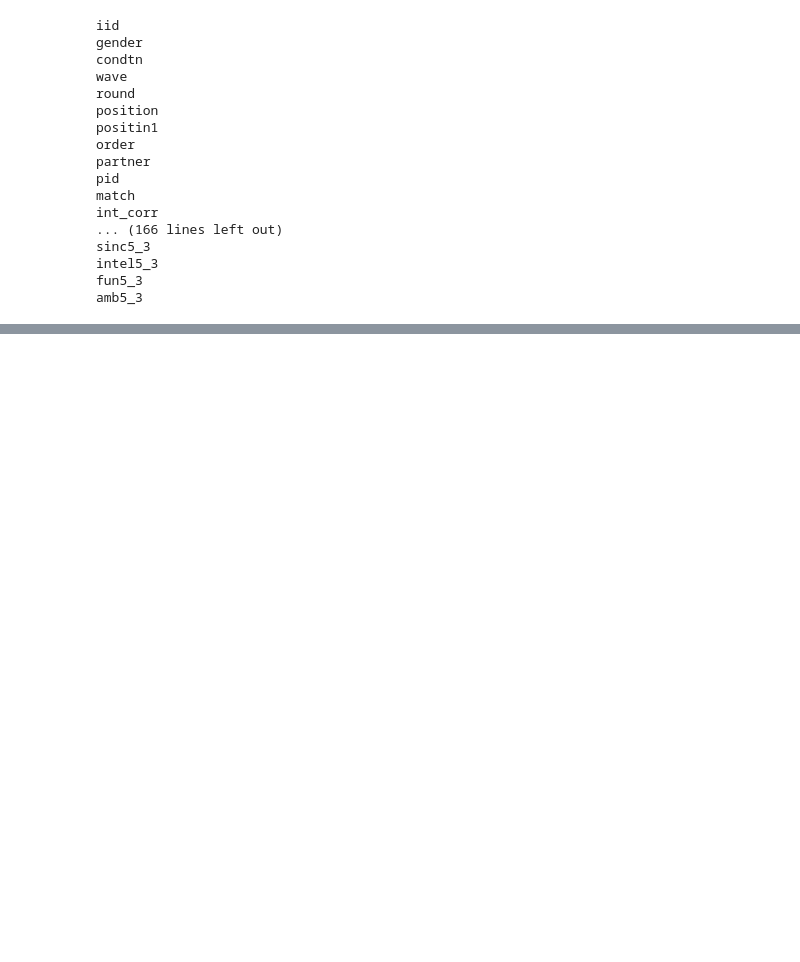
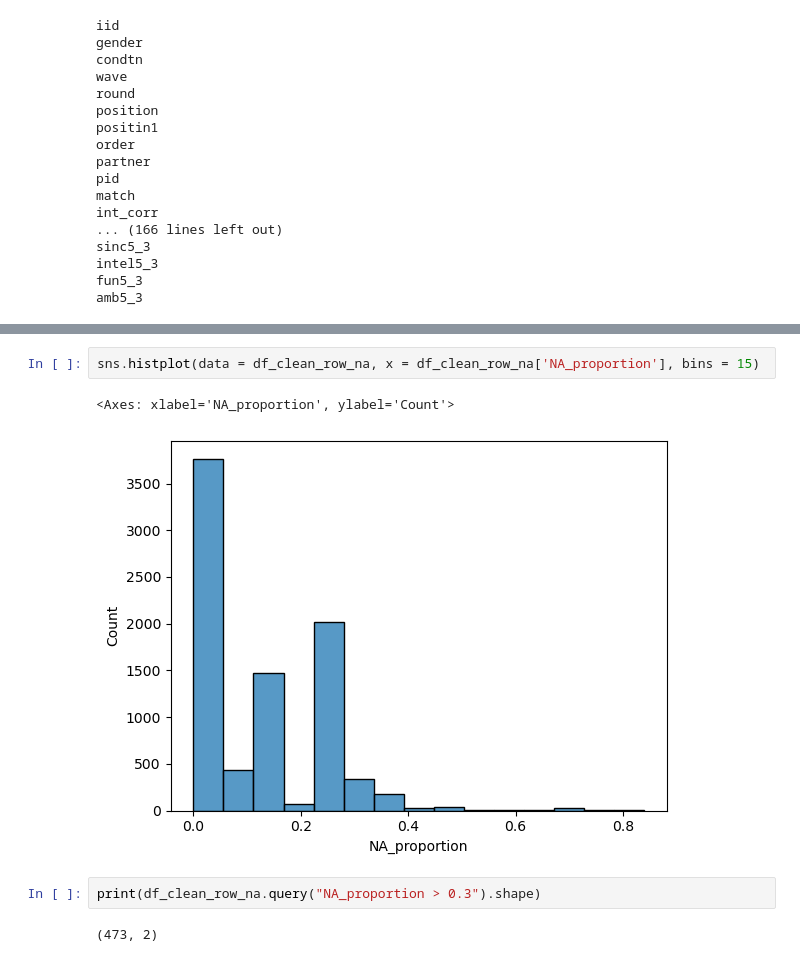
Before and after one commit to arielktran/SpeedDating, a Jupyter notebook: Ariel_Code.ipynb, the cells around one changed output, grey strips where cells are left out. Cells and saved outputs as stored; diff of their text form; blank space fills up the shorter version.

```diff
--- a/Ariel_Code.ipynb
+++ b/Ariel_Code.ipynb
@@ -111,0 +142,9 @@ amb5_2
+# %%
+sns.histplot(data = df_clean_row_na, x = df_clean_row_na['NA_proportion'], bins = 15)
+# %% [output]
+<Axes: xlabel='NA_proportion', ylabel='Count'>
+[figure, added]
+# %%
+print(df_clean_row_na.query("NA_proportion > 0.3").shape)
+# %% [output]
+(473, 2)
```
Also changed, not shown: parts of 13 cells of this notebook.
